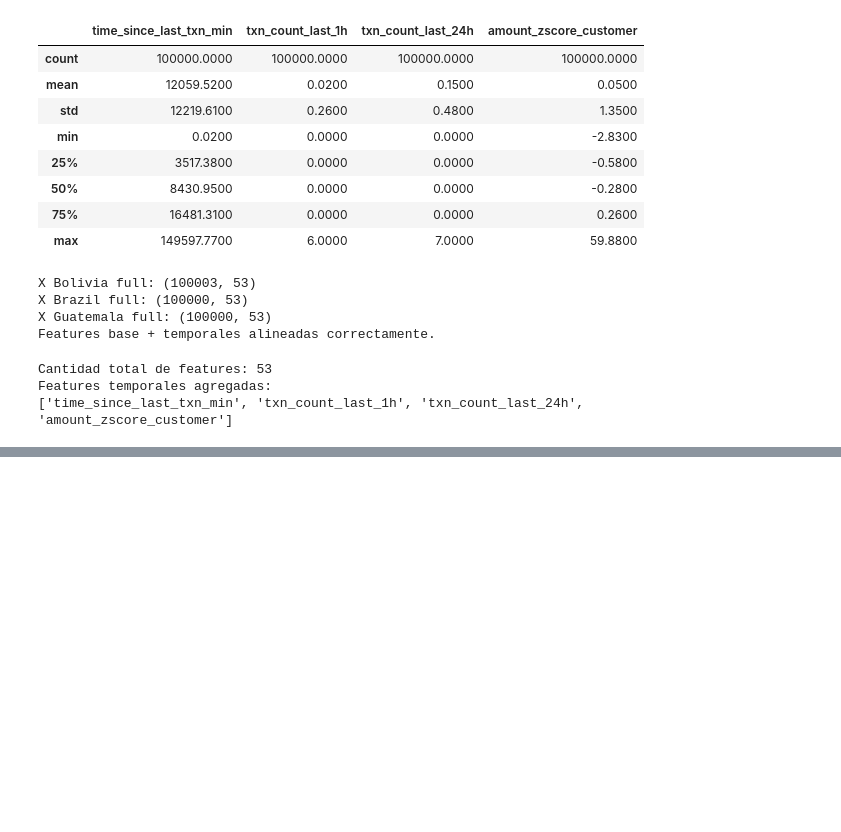
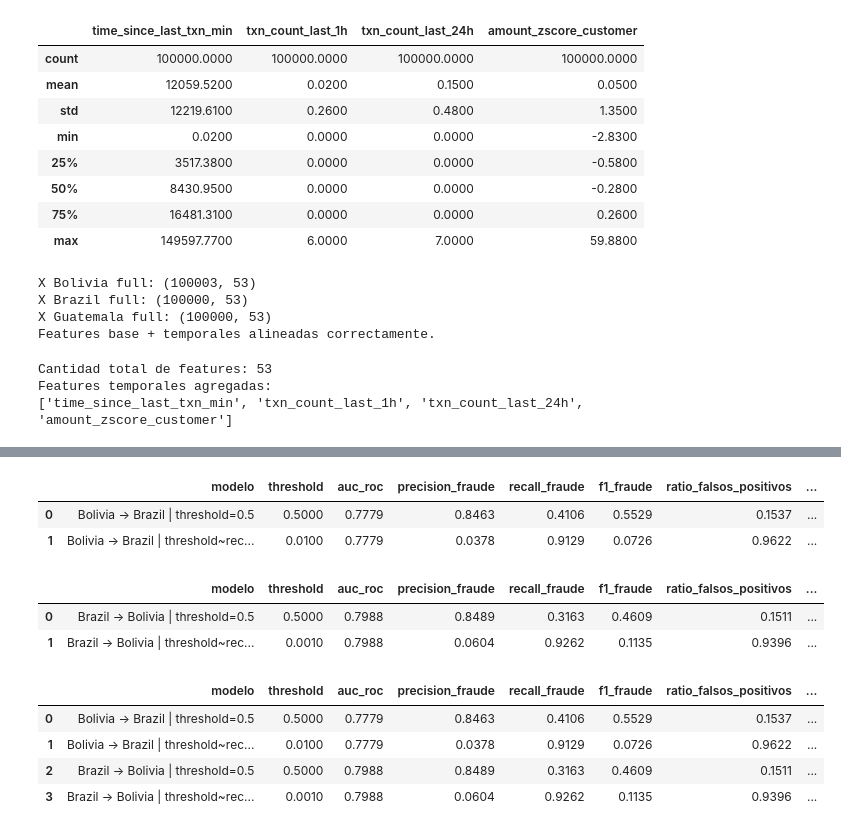
Before and after one commit to JPS4321/AnalisisFraude_plusTI, a Jupyter notebook: Modelado_Federado_Guatemala.ipynb, the cells around one changed output, grey strips where cells are left out. Saved outputs shown, nothing was run; the diff lists cells and outputs as text; code cells hidden in the pictures; blank space fills up the shorter version.

```diff
--- a/Modelado_Federado_Guatemala.ipynb
+++ b/Modelado_Federado_Guatemala.ipynb
@@ -530,0 +1093,47 @@ Features temporales agregadas:
+# %%
+bo_to_br_result = run_training_scenario(
+    scenario_name="Bolivia -> Brazil",
+    X_train=X_bo_model,
+    y_train=y_bo,
+    X_eval=X_br_model,
+    y_eval=y_br,
+    target_recall=0.90,
+    random_state=42,
+)
+
+pd.DataFrame(bo_to_br_result["metrics"])
+# %% [output]
+|  | modelo | threshold | auc_roc | precision_fraude | recall_fraude | f1_fraude | ratio_falsos_positivos | ... |
+| 0 | Bolivia -> Brazil | threshold=0.5 | 0.5000 | 0.7779 | 0.8463 | 0.4106 | 0.5529 | 0.1537 | ... |
+| 1 | Bolivia -> Brazil | threshold~rec... | 0.0100 | 0.7779 | 0.0378 | 0.9129 | 0.0726 | 0.9622 | ... |
+# %%
+br_to_bo_result = run_training_scenario(
+    scenario_name="Brazil -> Bolivia",
+    X_train=X_br_model,
+    y_train=y_br,
+    X_eval=X_bo_model,
+    y_eval=y_bo,
+    target_recall=0.90,
+    random_state=42,
+)
+
+pd.DataFrame(br_to_bo_result["metrics"])
+# %% [output]
+|  | modelo | threshold | auc_roc | precision_fraude | recall_fraude | f1_fraude | ratio_falsos_positivos | ... |
+| 0 | Brazil -> Bolivia | threshold=0.5 | 0.5000 | 0.7988 | 0.8489 | 0.3163 | 0.4609 | 0.1511 | ... |
+| 1 | Brazil -> Bolivia | threshold~rec... | 0.0010 | 0.7988 | 0.0604 | 0.9262 | 0.1135 | 0.9396 | ... |
+# %%
+df_validacion_cross_bank = pd.DataFrame(
+    bo_to_br_result["metrics"] +
+    br_to_bo_result["metrics"]
+)
+
+df_validacion_cross_bank = df_validacion_cross_bank[cols_resultados]
+
+df_validacion_cross_bank
+# %% [output]
+|  | modelo | threshold | auc_roc | precision_fraude | recall_fraude | f1_fraude | ratio_falsos_positivos | ... |
+| 0 | Bolivia -> Brazil | threshold=0.5 | 0.5000 | 0.7779 | 0.8463 | 0.4106 | 0.5529 | 0.1537 | ... |
+| 1 | Bolivia -> Brazil | threshold~rec... | 0.0100 | 0.7779 | 0.0378 | 0.9129 | 0.0726 | 0.9622 | ... |
+| 2 | Brazil -> Bolivia | threshold=0.5 | 0.5000 | 0.7988 | 0.8489 | 0.3163 | 0.4609 | 0.1511 | ... |
+| 3 | Brazil -> Bolivia | threshold~rec... | 0.0010 | 0.7988 | 0.0604 | 0.9262 | 0.1135 | 0.9396 | ... |
```
Also changed, not shown: parts of 27 cells of this notebook.
